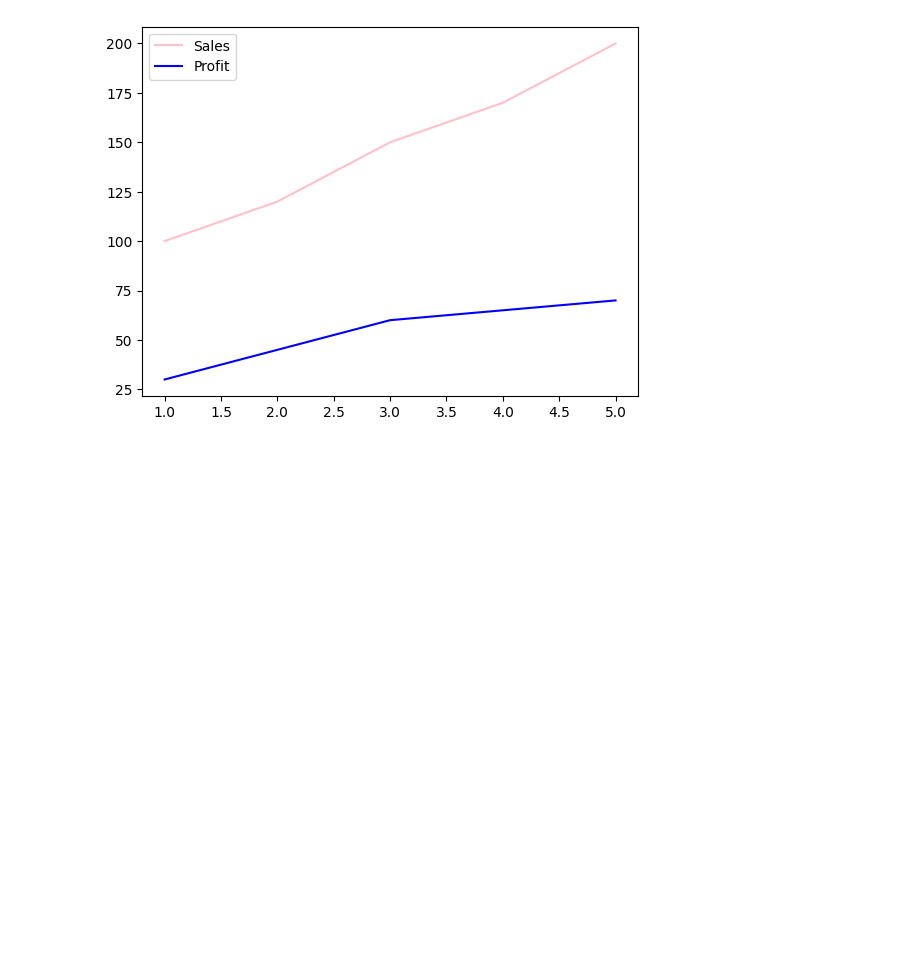
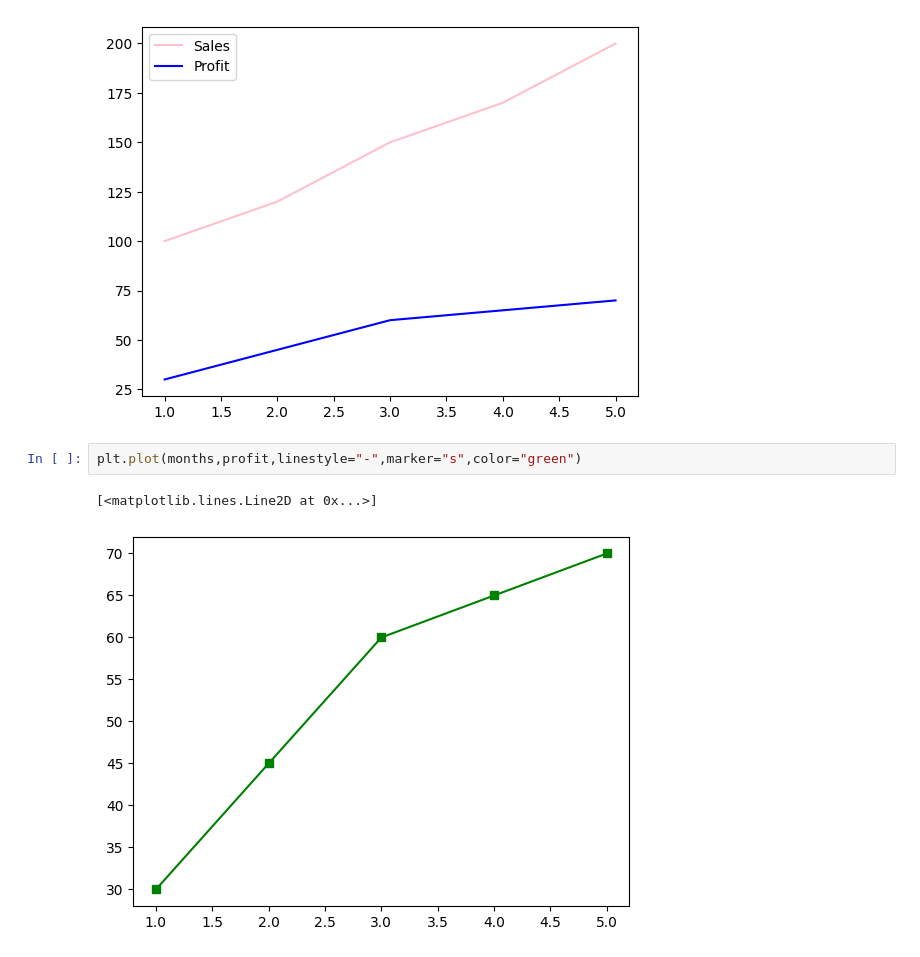
Before and after one commit to ftmshifa777/Matplotlib-Visualization, a Jupyter notebook: Matplotlib.ipynb, the cells around one changed output. Saved outputs shown, nothing was run; the diff lists cells and outputs as text; blank space fills up the shorter version.

```diff
--- a/Matplotlib.ipynb
+++ b/Matplotlib.ipynb
@@ -70,3 +70,8 @@ plt.legend()
 plt.show()
 # %% [output]
 [figure]
+# %%
+plt.plot(months,profit,linestyle="-",marker="s",color="green")
+# %% [output]
+[<matplotlib.lines.Line2D at 0x...>]
+[figure, added]
```
Also changed, not shown: parts of 27 cells of this notebook.
